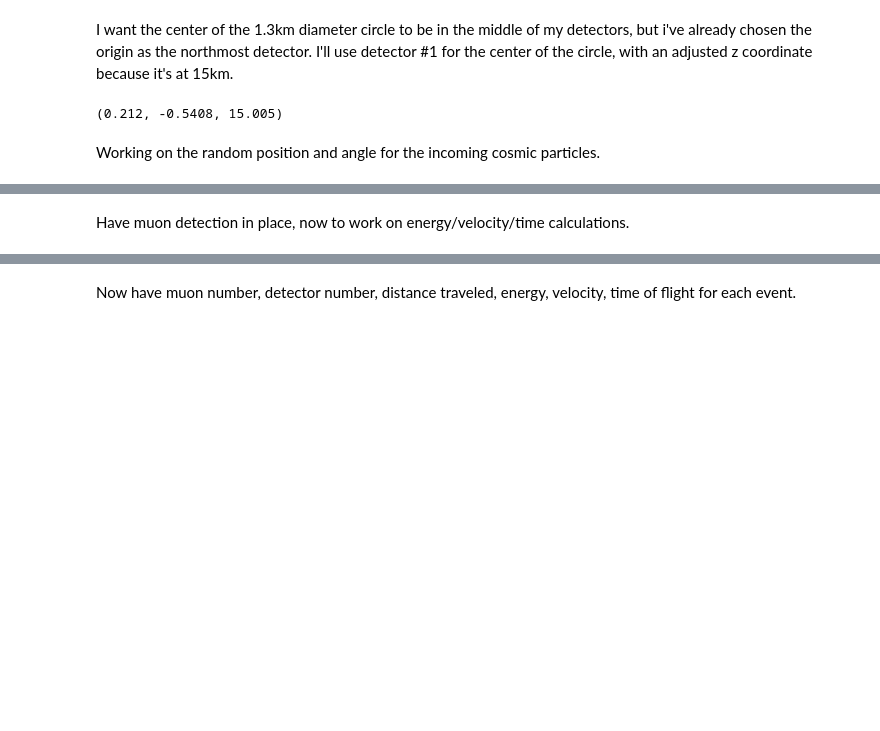
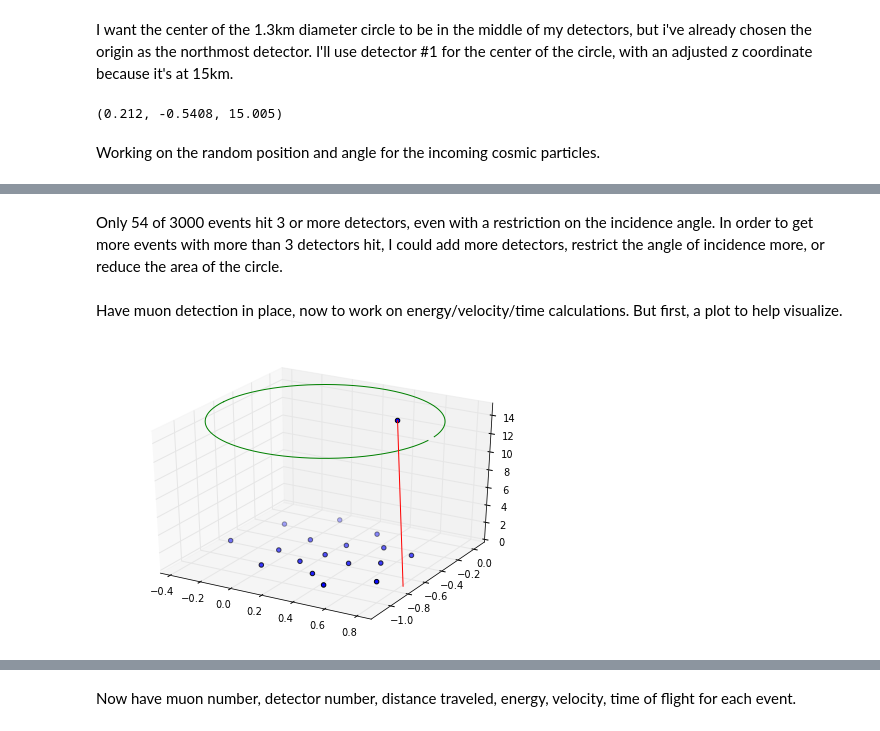
Before and after one commit to ssteeper/PHYS-202-13, a Jupyter notebook: Project/Project.ipynb, the cells around one changed output, grey strips where cells are left out. Saved outputs shown, nothing was run; the diff lists cells and outputs as text; code cells hidden in the pictures; blank space fills up the shorter version.

```diff
--- a/Project/Project.ipynb
+++ b/Project/Project.ipynb
@@ -150,5 +170,43 @@ number of events with 3 hits or more:  164
+# %% [markdown]
+Only 54 of 3000 events hit 3 or more detectors, even with a restriction on the incidence angle. In order to get more events with more than 3 detectors hit, I could add more detectors, restrict the angle of incidence more, or reduce the area of the circle.
 # %% [markdown]
-Have muon detection in place, now to work on energy/velocity/time calculations.
+Have muon detection in place, now to work on energy/velocity/time calculations. But first, a plot to help visualize.
+# %%
+from matplotlib import pyplot as plt
+import pylab
+from mpl_toolkits.mplot3d import Axes3D
+
+ndx = indexofgoodhits[5]
+sampleEVT = coords[ndx]
+x = sampleEVT[0]; y = sampleEVT[1]; z = 15.0;
+theta = sampleEVT[3]; phi = sampleEVT[4]
+
+#plotting location on circle
+fig = pylab.figure()
+ax = Axes3D(fig)
+ax.scatter(x,y,z)
+
+#plotting the circle at 15km
+r = .65
+h = center[0]; k = center[1]
+x = arange(-1, 1.0001, .001)
+ax.plot(x, k+sqrt(r**2 - (x-h)**2), zs = 15.0, c='green')
+ax.plot(x, k-sqrt(r**2 - (x-h)**2), zs = 15.0, c='green')
+
+#plotting incidence line
+x = [h-r*cos(theta), sampleEVT[0]]
+y = [k-r*sin(theta), sampleEVT[1]]
+z = [0.0, 15.0]
+ax.plot(x, y, zs = z)
+
+#plotting detector locations
+xs = [x[0] for x in detectors]
+ys = [x[1] for x in detectors]
+ax.scatter(xs, ys, 0.0)
+
+plt.show()
+# %% [output]
+[figure, added]
 # %%
 mu, sigma = 4.0, 1.5
 m = .105 #muon mass (GeV/c2)
```
Also changed, not shown: parts of 30 cells of this notebook, 3 other files.
